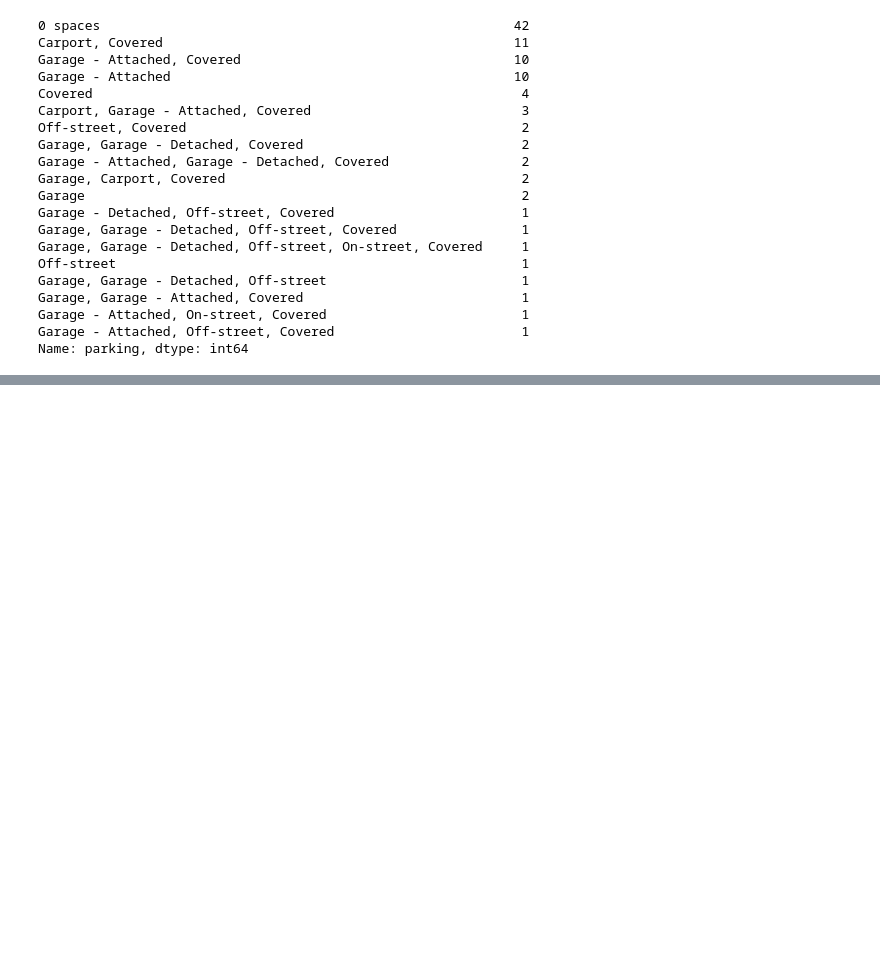
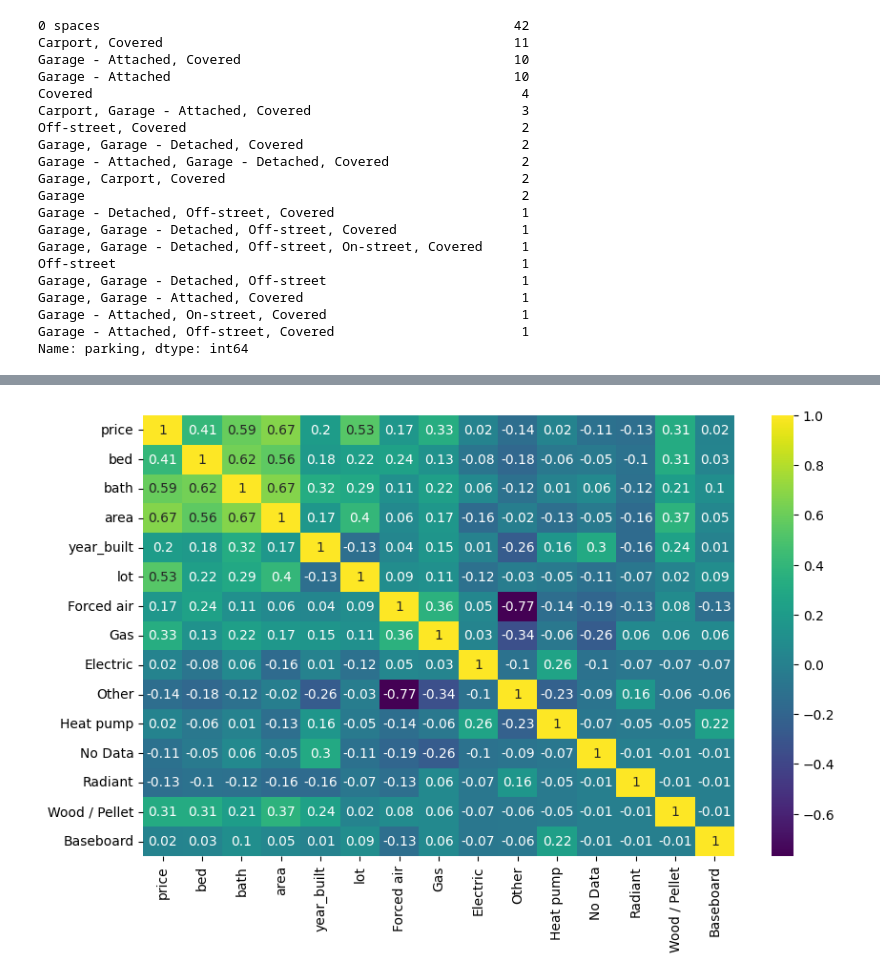
Before and after one commit to Edumacassi/curso_analisis_datos-main, a Jupyter notebook: m6-ml/2.regresion/4.Regresion_pipeline.ipynb, the cells around one changed output, grey strips where cells are left out. Cells and saved outputs as stored; diff of their text form; code cells hidden in the pictures; blank space fills up the shorter version.

```diff
--- a/m6-ml/2.regresion/4.Regresion_pipeline.ipynb
+++ b/m6-ml/2.regresion/4.Regresion_pipeline.ipynb
@@ -287,0 +310,10 @@ heating_types = ['Force air', 'Gas', 'Electric', 'Other', ' Head Pump', 'No Data
+# %%
+# Otra estrategia: crear una columna nueva por cada posible sistema de calefacción
+heating_types = ['Forced air', 'Gas', 'Electric', 'Other', 'Heat pump', 'No Data', 'Radiant', 'Wood / Pellet', 'Baseboard' ]
+
+for heating_type in heating_types:
+    # heating_type in x devuelve un True o False
+    # int(heating_type in x) devuelve 1 si True o 0 si False
+    df[heating_type] = df['heating'].apply(lambda x: int(heating_type in x))
+
+df.head()
@@ -287,0 +327,6 @@ heating_types = ['Force air', 'Gas', 'Electric', 'Other', ' Head Pump', 'No Data
+# %%
+plt.figure(figsize=(10, 6))
+df_corr = df.corr(numeric_only=True).round(2)
+sns.heatmap(df_corr, cmap='viridis', annot=True);
+# %% [output]
+[figure, added]
```
Also changed, not shown: parts of 58 cells of this notebook, 2 other files.
